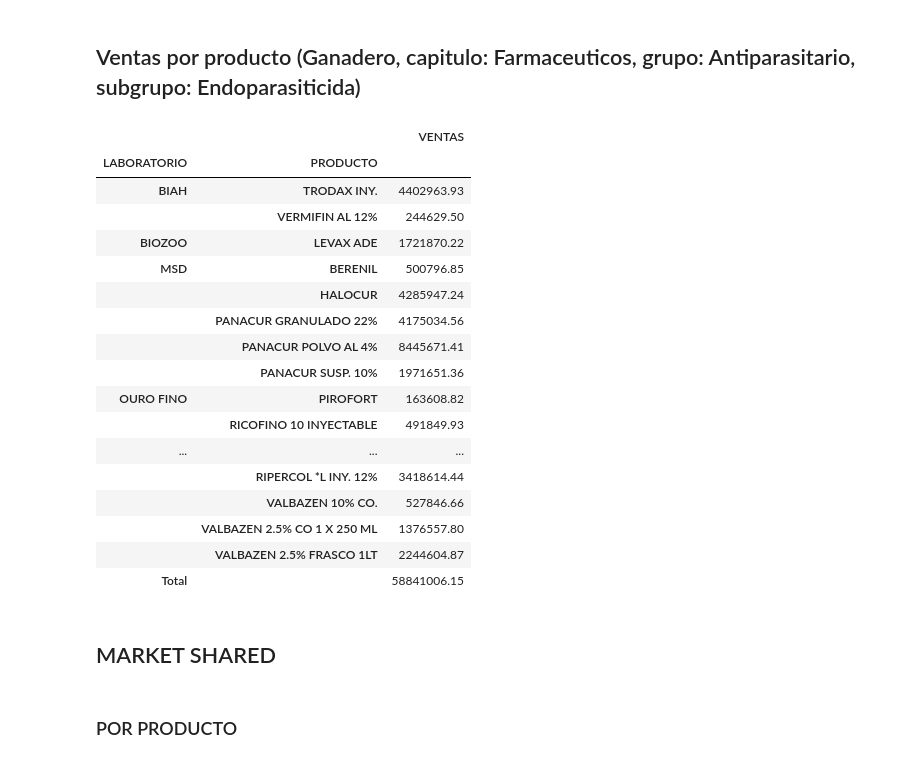
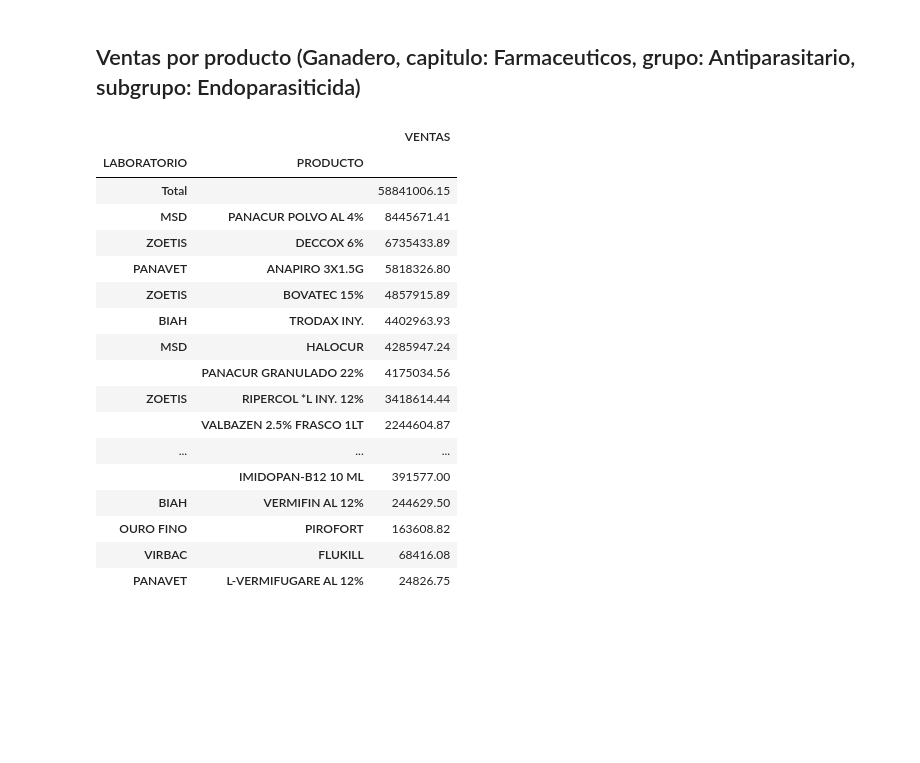
Before and after one commit to ruralkan/gabEsp, a Jupyter notebook: InfoGanadero/informeGanadero.ipynb, the cells around one changed output. Saved outputs shown, nothing was run; the diff lists cells and outputs as text; code cells hidden in the pictures; blank space fills up the shorter version.

```diff
--- a/InfoGanadero/informeGanadero.ipynb
+++ b/InfoGanadero/informeGanadero.ipynb
@@ -519,27 +515,23 @@ Name: VENTAS, dtype: float64
 ## Ventas por producto (Ganadero, capitulo: Farmaceuticos, grupo: Antiparasitario, subgrupo: Endoparasiticida)
 # %%
 df = stats[(stats.MAIN_SPECIE == "Ganadero") & (stats.CAPITULO == "FARMACEUTICOS") & (stats.GRUPO == "ANTIPARASITARIOS") & (stats.SUBGRUPO == "ENDOPARASITICIDA") ].pivot_table(index=["LABORATORIO","PRODUCTO"],values=["VENTAS"], margins = True, margins_name="Total", aggfunc=np.sum, fill_value=0)
-df
+df.sort_values(by=["VENTAS"], ascending=False)
 # %% [output]
 |  |  | VENTAS |
 | LABORATORIO | PRODUCTO |  |
+| Total |  | 58841006.15 |
+| MSD | PANACUR POLVO AL 4% | 8445671.41 |
+| ZOETIS | DECCOX 6% | 6735433.89 |
+| PANAVET | ANAPIRO 3X1.5G | 5818326.80 |
+| ZOETIS | BOVATEC 15% | 4857915.89 |
 | BIAH | TRODAX INY. | 4402963.93 |
-|  | VERMIFIN AL 12% | 244629.50 |
-| BIOZOO | LEVAX ADE | 1721870.22 |
-| MSD | BERENIL | 500796.85 |
-|  | HALOCUR | 4285947.24 |
+| MSD | HALOCUR | 4285947.24 |
 |  | PANACUR GRANULADO 22% | 4175034.56 |
-|  | PANACUR POLVO AL 4% | 8445671.41 |
-|  | PANACUR SUSP. 10% | 1971651.36 |
+| ZOETIS | RIPERCOL *L INY. 12% | 3418614.44 |
+|  | VALBAZEN 2.5% FRASCO 1LT | 2244604.87 |
+| ... | ... | ... |
+|  | IMIDOPAN-B12 10 ML | 391577.00 |
+| BIAH | VERMIFIN AL 12% | 244629.50 |
 | OURO FINO | PIROFORT | 163608.82 |
-|  | RICOFINO 10 INYECTABLE | 491849.93 |
-| ... | ... | ... |
-|  | RIPERCOL *L INY. 12% | 3418614.44 |
-|  | VALBAZEN 10% CO. | 527846.66 |
-|  | VALBAZEN 2.5% CO 1 X 250 ML | 1376557.80 |
-|  | VALBAZEN 2.5% FRASCO 1LT | 2244604.87 |
-| Total |  | 58841006.15 |
+| VIRBAC | FLUKILL | 68416.08 |
+| PANAVET | L-VERMIFUGARE AL 12% | 24826.75 |
-# %% [markdown]
-## MARKET SHARED
-# %% [markdown]
-### POR PRODUCTO
```
Also changed, not shown: parts of 27 cells of this notebook.
